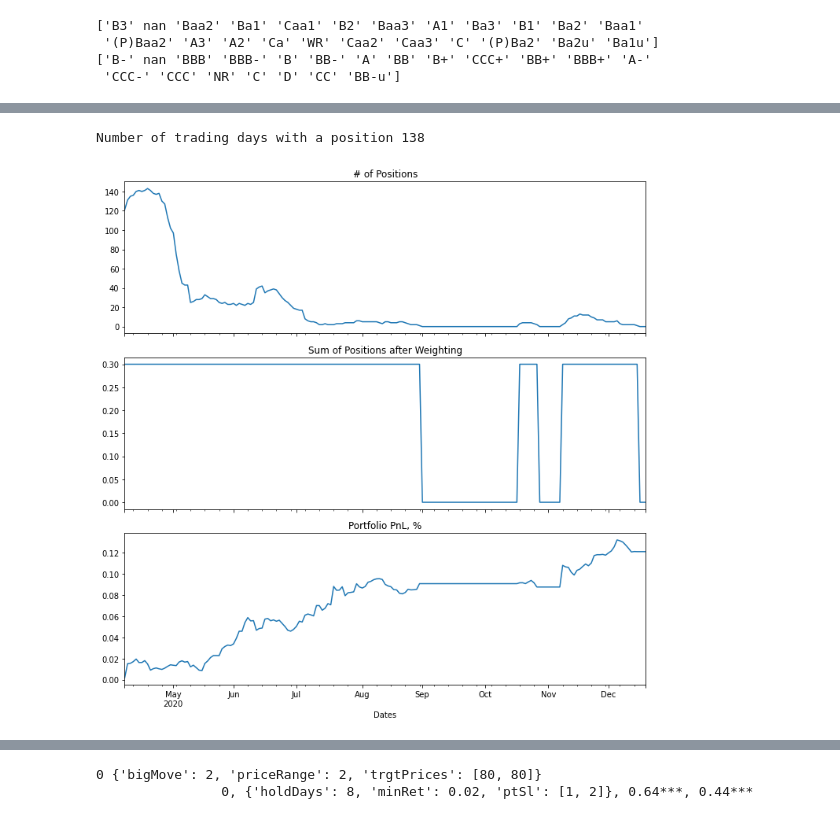
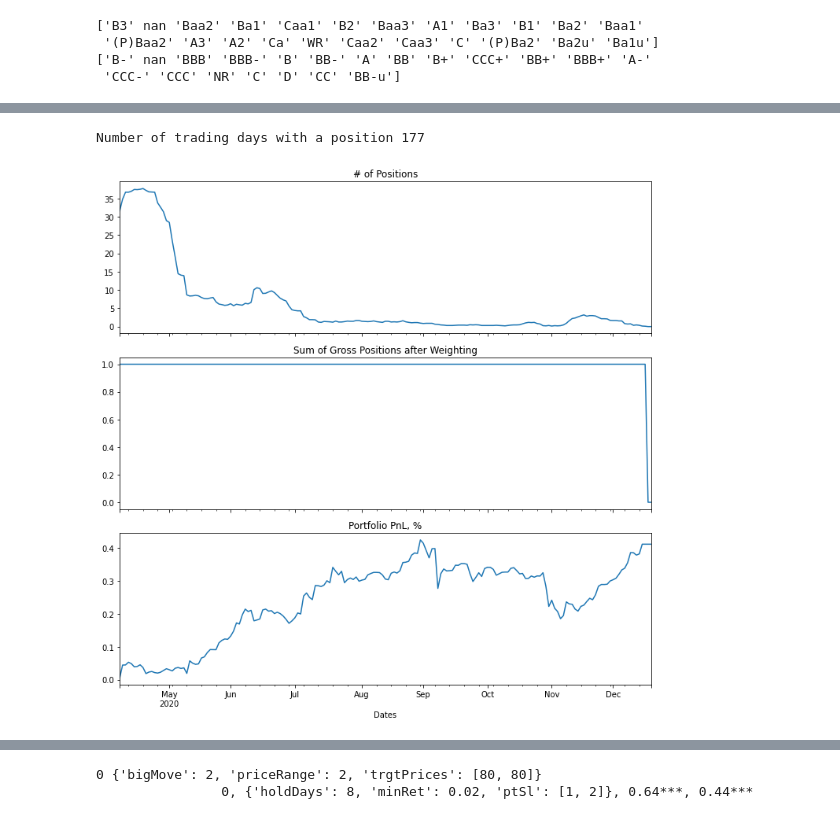
Before and after one commit to ivoytov/manhattan, a Jupyter notebook: momentum_research.ipynb, the cells around one changed output, grey strips where cells are left out. Cells and saved outputs as stored; diff of their text form; code cells hidden in the pictures.

```diff
--- a/momentum_research.ipynb
+++ b/momentum_research.ipynb
@@ -390,4 +360,0 @@ Despite very promising average results above, the backtest of this basic strateg
-# %%
-portfolio_rtn_df = positions.multiply(prices.pct_change().fillna(0)).sum(axis=1)
-portfolio_cum_rtn_df = (1 + portfolio_rtn_df).cumprod() - 1
-portfolio_cum_rtn_df.plot()
@@ -686,23 +661,3 @@ def getSignal(events, stepSize, prob, pred, numClasses):
-# %%
-def backtest(y_test, y_score_test, y_pred_test, df, prices) -> pd.DataFrame:
-  idx = y_test.shape[0]
-  events = df.swaplevel().sort_index()[['side', 't1']].iloc[-idx:]
-  signals = getSignal(events, stepSize=.3, prob=pd.Series(y_score_test, index=events.index), pred=pd.Series(y_pred_test, index=events.index), numClasses=2)
-  price_idx = prices.index.searchsorted(events.index[0][0])
-  positions = signals.reindex(index=prices.index[price_idx:]).fillna(method='pad').fillna(0)
-
-  fig, ax = plt.subplots(3, 1, figsize=(10,10), sharex=True)
-  numTrades = positions.abs().astype(bool).sum(axis=1)
-  numTrades.plot(ax=ax[0], title="# of Positions")
-  positions = positions.divide(numTrades, axis=0)
-  positions.abs().sum(axis=1).plot(ax=ax[1], title="Sum of Positions after Weighting")
-  print("Number of trading days with a position", positions[positions.sum(axis=1) != 0].shape[0])
-
-  portfolio_rtn_df = positions.multiply(prices.pct_change().fillna(0).iloc[price_idx:]).sum(axis=1)
-  portfolio_cum_rtn_df = (1 + portfolio_rtn_df).cumprod() - 1
-  portfolio_cum_rtn_df.plot(ax=ax[2], title="Portfolio PnL, %")
-  plt.tight_layout()
-  return signals, positions
 # %%
 signals, positions = backtest(y_test, y_score_test, y_pred_test, df, prices)
 # %% [output]
@@ -1024,6 +984,7 @@ df_rating = df.reset_index(level='ticker')
 df_rating['month'] = pd.PeriodIndex(df_rating.index, freq='M') - 1
 df_rating = df_rating.set_index('ticker', append=True).swaplevel()
 df_rating = df_rating.join(avg_rating, on=['month', 'ticker'])
+df_rating = df_rating.join(moody_num, on=['month', 'ticker'])
 df_rating
 # %% [output]
 |  |  | ret | t1 | bin | side | clfW | cpn | date_issued | maturity | amt_out | ... |
@@ -1043,6 +1006,6 @@ df_rating
 # %%
-num_attribs = ['cpn', 'date_issued', 'maturity', 'amt_out']
-cat_attribs = ['side', 'avg_rating']
+num_attribs = ['cpn', 'date_issued', 'maturity', 'amt_out', 'avg_rating']
+cat_attribs = ['side', 'moody']
 
 X_train, X_test, y_train, y_test, y_pred_train, y_pred_test, y_score_train, y_score_test,avgU = trainModel(num_attribs, cat_attribs, [], df_rating)
 # %% [output]
@@ -1064,5 +1027,5 @@ Precision: 0.52, Recall: 0.85, Area under curve: 0.53
 # %%
-signals, positions = backtest(y_test, y_score_test, y_pred_test, df, prices)
+signals, positions = backtest(y_test, y_score_test, y_pred_test, df, prices, stepSize=.05)
 # %% [output]
-Number of trading days with a position 138
+Number of trading days with a position 177
-[figure, old version]
+[figure, new version]
```
Also changed, not shown: parts of 38 cells of this notebook.
